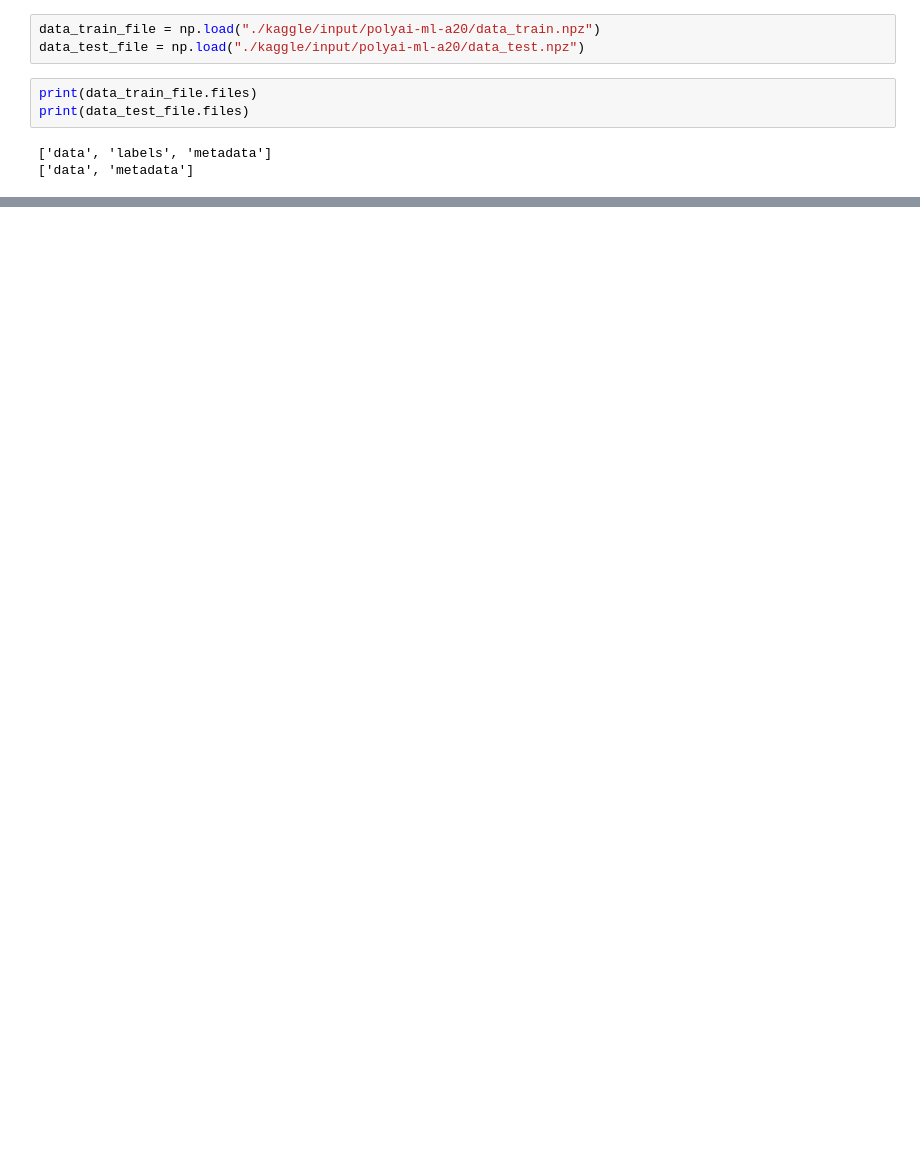
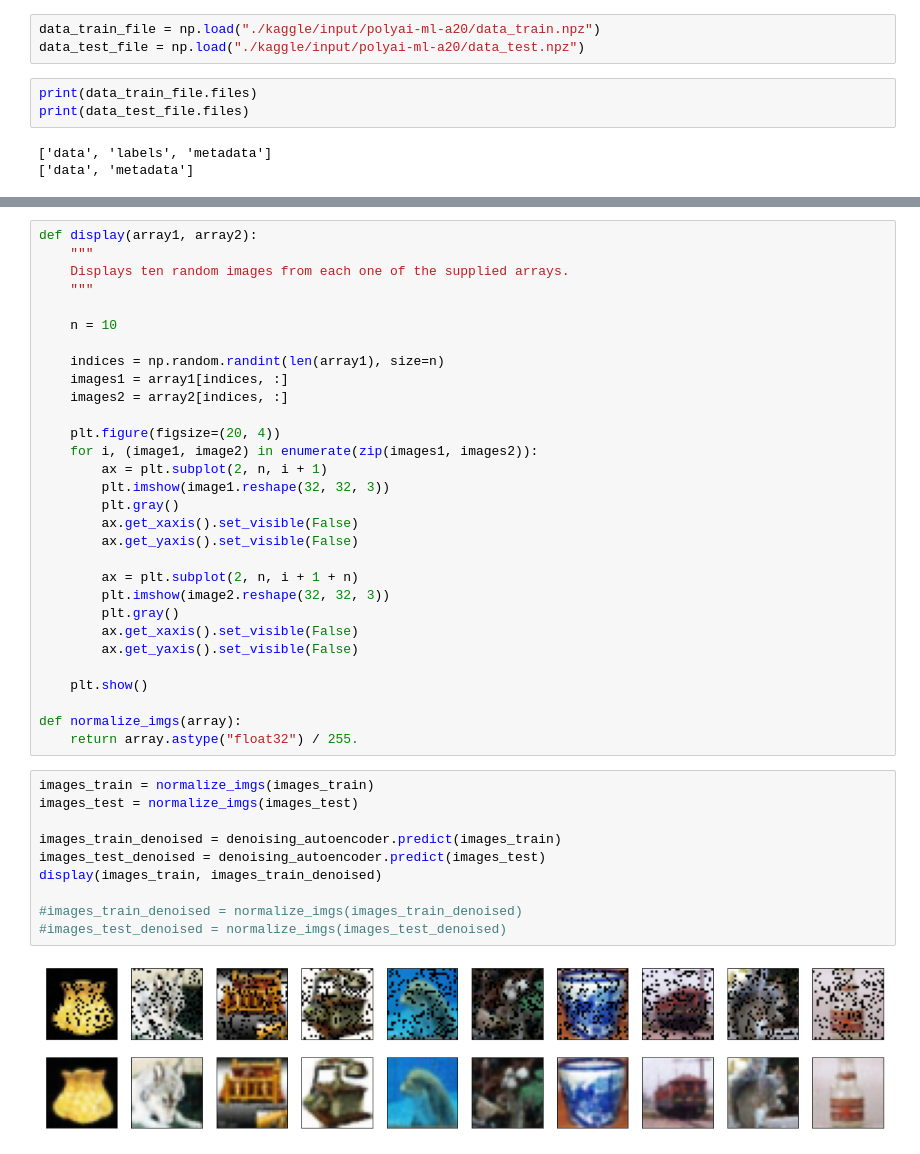
Before and after one commit to SilentPow/ML_temps_libre, a Jupyter notebook: Competition.ipynb, the cells around one changed output, grey strips where cells are left out. Saved outputs shown, nothing was run; the diff lists cells and outputs as text; blank space fills up the shorter version.

```diff
--- a/Competition.ipynb
+++ b/Competition.ipynb
@@ -49,3 +249,45 @@ print("Name:", labels_metadata_train[label0])
 [figure]
 Class: 12
 Name: medium_mammals
+# %%
+def display(array1, array2):
+    """
+    Displays ten random images from each one of the supplied arrays.
+    """
+
+    n = 10
+
+    indices = np.random.randint(len(array1), size=n)
+    images1 = array1[indices, :]
+    images2 = array2[indices, :]
+
+    plt.figure(figsize=(20, 4))
+    for i, (image1, image2) in enumerate(zip(images1, images2)):
+        ax = plt.subplot(2, n, i + 1)
+        plt.imshow(image1.reshape(32, 32, 3))
+        plt.gray()
+        ax.get_xaxis().set_visible(False)
+        ax.get_yaxis().set_visible(False)
+
+        ax = plt.subplot(2, n, i + 1 + n)
+        plt.imshow(image2.reshape(32, 32, 3))
+        plt.gray()
+        ax.get_xaxis().set_visible(False)
+        ax.get_yaxis().set_visible(False)
+
+    plt.show()
+
+def normalize_imgs(array):
+    return array.astype("float32") / 255.
+# %%
+images_train = normalize_imgs(images_train)
+images_test = normalize_imgs(images_test)
+
+images_train_denoised = denoising_autoencoder.predict(images_train)
+images_test_denoised = denoising_autoencoder.predict(images_test)
+display(images_train, images_train_denoised)
+
+#images_train_denoised = normalize_imgs(images_train_denoised)
+#images_test_denoised = normalize_imgs(images_test_denoised)
+# %% [output]
+[figure, added]
```
Also changed, not shown: parts of 20 cells of this notebook, 2 other files.
